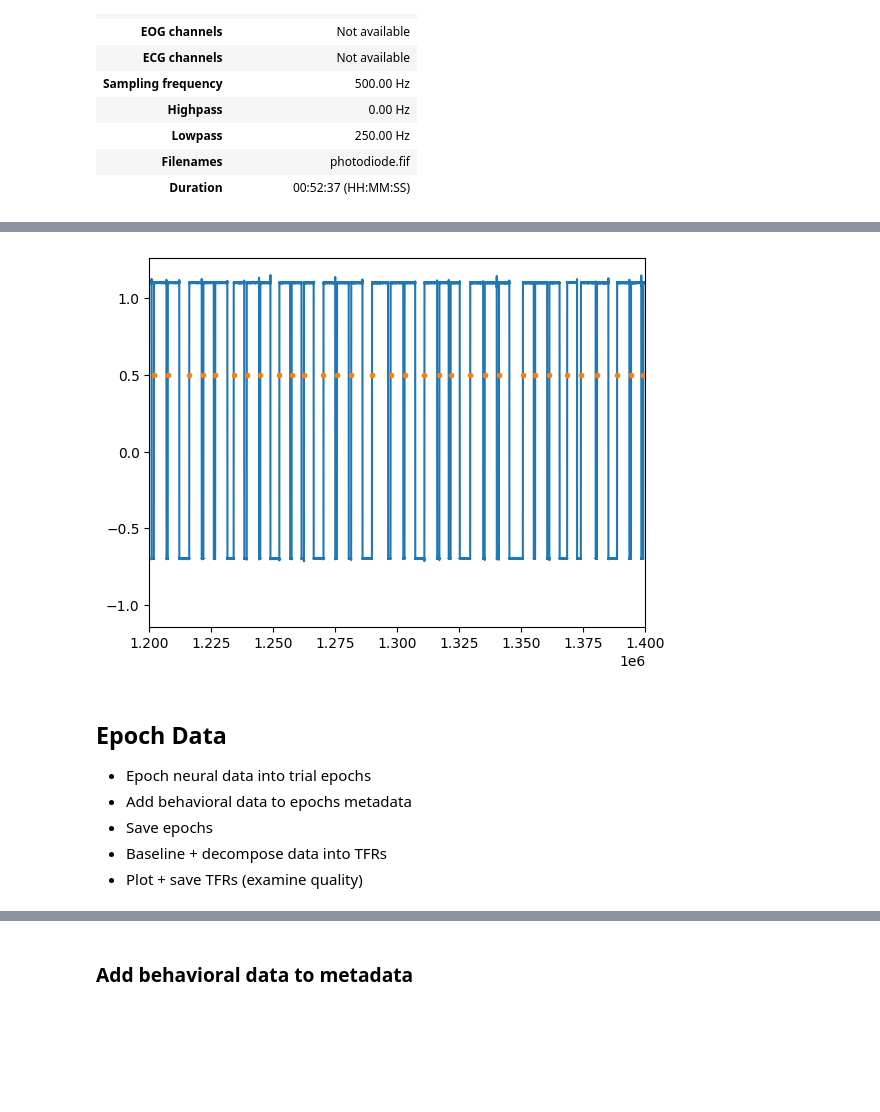
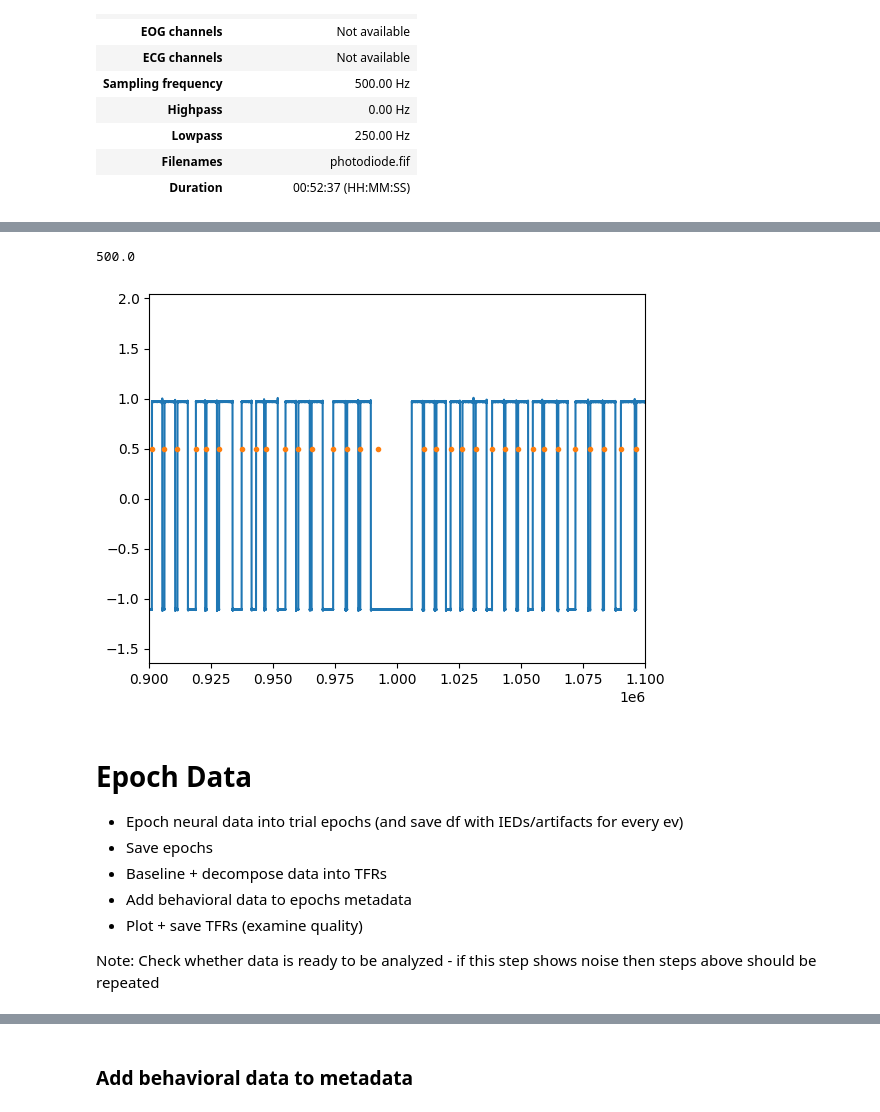
Before and after one commit to aliefink/swb_ieeg, a Jupyter notebook: scripts/preprocess/mssm_bp/MS011_bp_preprocess.ipynb, the cells around one changed output, grey strips where cells are left out. Drawn from its saved outputs; the diff is of its cells as text; code cells hidden in the pictures; blank space fills up the shorter version.

Commit message:
Preprocessing Pipeline Updates
From LFPAnalysis update 5/9/2024
- bipolar rereferencing
- photodiode final alignment
- IED + artifact rejection
- choice + outcome epochs

```diff
--- a/scripts/preprocess/mssm_bp/MS011_bp_preprocess.ipynb
+++ b/scripts/preprocess/mssm_bp/MS011_bp_preprocess.ipynb
@@ -742,10 +611,10 @@ plt.show()
 ### Photodiode alignment
 smoothSize=11
 windSize=15
-height=0.7
+height=0
 
 # Synchronize to the photodiode or whatever your neural sync signal is
 slope, offset = sync_utils.synchronize_data(beh_ts,
-                                            temp_diode, #
+                                            photodiode_data, #
                                             smoothSize, windSize, height)
 # %% [output]
@@ -779,11 +635,17 @@ plt.show()
+# %%
+##### validate by plotting!
+photo_sfreq = photodiode_data.info['sfreq']
+photo_sfreq
+# %% [output]
+500.0
 # %%
-plt.plot(scipy.stats.zscore(temp_diode._data[0,:]))
-# plt.plot(pulses)
-plt.plot(np.array(pulses)*500,
-         np.ones_like(np.array(pulses)*500)-0.5, '.')
-# plt.plot(neural_ts*1024,
-#          np.ones_like(neural_ts)-0.25, '.')
-plt.xlim([1200000,1400000])
+plt.plot(scipy.stats.zscore(photodiode_data._data[0,:]))
+plt.plot(np.array(pulses)*photo_sfreq,
+         np.ones_like(np.array(pulses)*photo_sfreq)-0.5, '.')
+
+plt.xlim([900000,1100000])
+# plt.xlim([1200000,1400000])
+
 plt.show()
 # %% [output]
-[figure, old version]
+[figure, new version]
@@ -792,7 +652,9 @@ plt.show()
 # %% [markdown]
-## Epoch Data
-- Epoch neural data into trial epochs
-- Add behavioral data to epochs metadata
+# Epoch Data
+- Epoch neural data into trial epochs (and save df with IEDs/artifacts for every ev)
 - Save epochs
 - Baseline + decompose data into TFRs
+- Add behavioral data to epochs metadata
 - Plot + save TFRs (examine quality)
+
+Note: Check whether data is ready to be analyzed - if this step shows noise then steps above should be repeated
```
Also changed, not shown: parts of 100 cells of this notebook, 12 other files.
